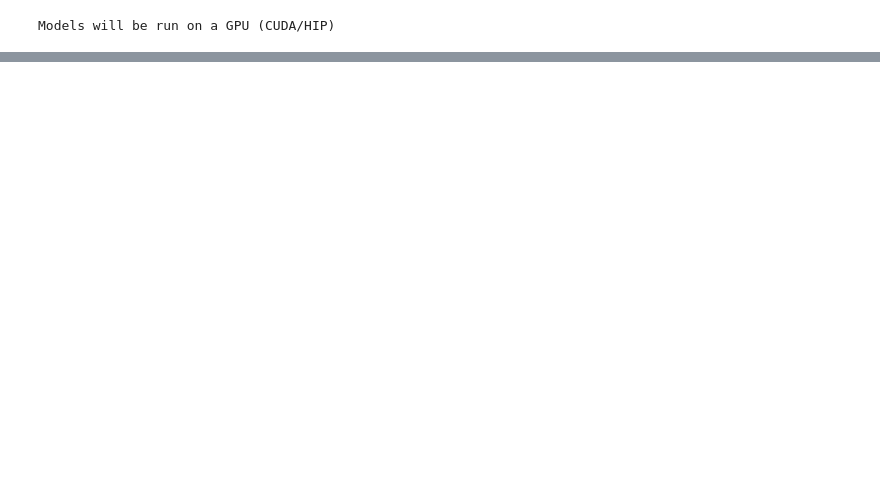
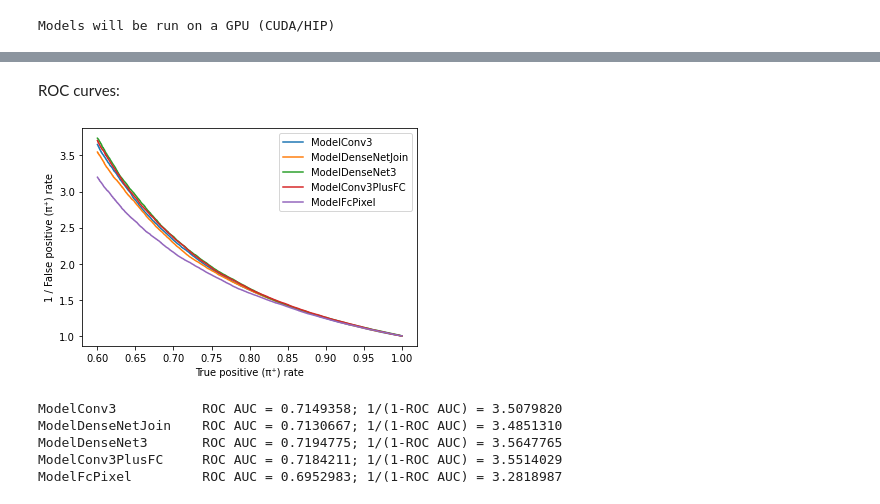
Before and after one commit to kodo-pp/shower-classification-paper, a Jupyter notebook: code.ipynb, the cells around one changed output, grey strips where cells are left out. Drawn from its saved outputs; the diff is of its cells as text; code cells hidden in the pictures; blank space fills up the shorter version.

```diff
--- a/code.ipynb
+++ b/code.ipynb
@@ -688,0 +946,21 @@ ModelFcPixel         ROC AUC = 0.6947117; 1/(1-ROC AUC) = 3.2755919
+# %%
+models = [
+    ModelConv3().to(dev),
+    ModelDenseNetJoin().to(dev),
+    ModelDenseNet3().to(dev),
+    ModelConv3PlusFC().to(dev),
+    ModelFcPixel().to(dev),
+]
+num_epochs = 1
+alt_label = 'gamma'
+
+results = {}
+for model in models:
+    print(f'Model: {model.description()}')
+    print(f'Parameters: {format_big_number(count_parameters(model))}')
+    _, y, y_prob = train_and_evaluate(
+        model=model,
+        alt_label=alt_label,
+        num_epochs=num_epochs,
+    )
+    results[model.__class__.__name__] = (y, y_prob)
@@ -688,0 +988,31 @@ ModelFcPixel         ROC AUC = 0.6947117; 1/(1-ROC AUC) = 3.2755919
+# %% [markdown]
+ROC curves:
+# %%
+fpr_threshold = 1/10000
+tpr_threshold = 0.6
+
+labels = []
+handles = []
+
+for name, (y, y_prob) in results.items():
+    fpr, tpr, _ = sklearn.metrics.roc_curve(y, y_prob)
+    mask = (fpr > fpr_threshold) & (tpr > tpr_threshold)
+    handles += plt.plot(tpr[mask], 1/fpr[mask])
+    labels.append(name)
+
+plt.xlabel('True positive (π⁺) rate')
+plt.ylabel('1 / False positive (π⁺) rate')
+plt.legend(handles=handles, labels=labels)
+plt.show()
+# %% [output]
+[figure, added]
+# %%
+for name, (y, y_prob) in results.items():
+    auc = sklearn.metrics.roc_auc_score(y, y_prob)
+    print(f'{name:20} ROC AUC = {auc:.7f}; 1/(1-ROC AUC) = {1/(1-auc):.7f}')
+# %% [output]
+ModelConv3           ROC AUC = 0.7149358; 1/(1-ROC AUC) = 3.5079820
+ModelDenseNetJoin    ROC AUC = 0.7130667; 1/(1-ROC AUC) = 3.4851310
+ModelDenseNet3       ROC AUC = 0.7194775; 1/(1-ROC AUC) = 3.5647765
+ModelConv3PlusFC     ROC AUC = 0.7184211; 1/(1-ROC AUC) = 3.5514029
+ModelFcPixel         ROC AUC = 0.6952983; 1/(1-ROC AUC) = 3.2818987
```
Also changed, not shown: parts of 32 cells of this notebook, 3 other files.
